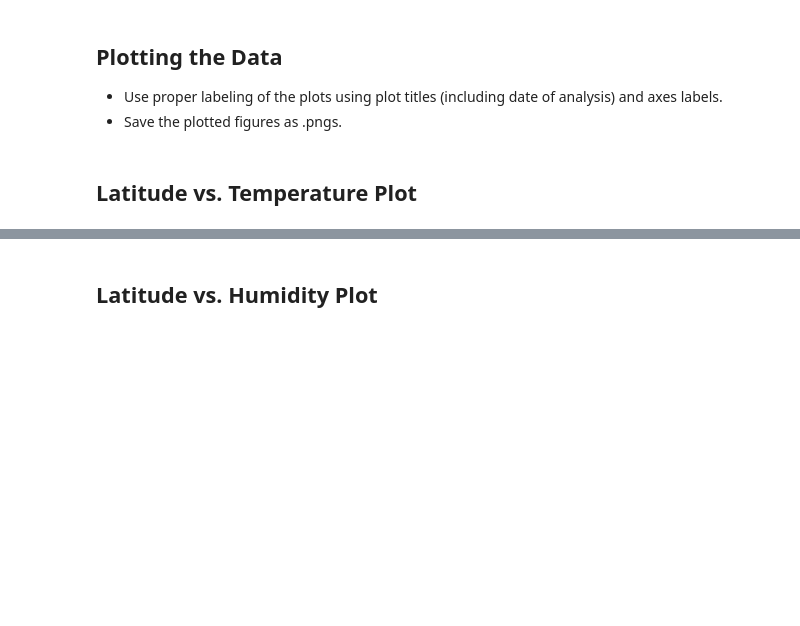
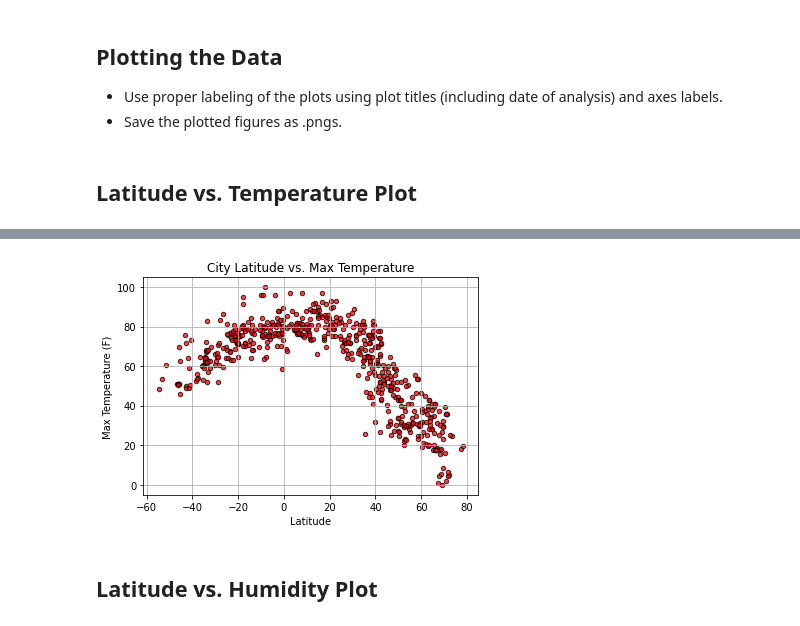
Before and after one commit to allardiceh/python-api-challenge, a Jupyter notebook: WeatherPy.ipynb, the cells around one changed output, grey strips where cells are left out. Drawn from its saved outputs; the diff is of its cells as text; code cells hidden in the pictures; blank space fills up the shorter version.

```diff
--- a/WeatherPy.ipynb
+++ b/WeatherPy.ipynb
@@ -272,2 +270,19 @@ Int64Index([], dtype='int64')
+# %%
+# Pretty Plot
+
+plt.scatter(clean_city_data['Lat'], clean_city_data['Temp Max'], marker='o', s=20, c='r', edgecolors='black', alpha=.75)
+
+# Format axis/labels.
+plt.title('City Latitude vs. Max Temperature')
+plt.ylabel('Max Temperature (F)')
+plt.xlabel('Latitude')
+plt.grid(True)
+
+# Save the figure.
+plt.savefig('Max_Temp_vs_Lat.png')
+
+plt.show()
+# %% [output]
+[figure, added]
 # %% [markdown]
 ## Latitude vs. Humidity Plot
```
Also changed, not shown: parts of 39 cells of this notebook, 1 other file.
